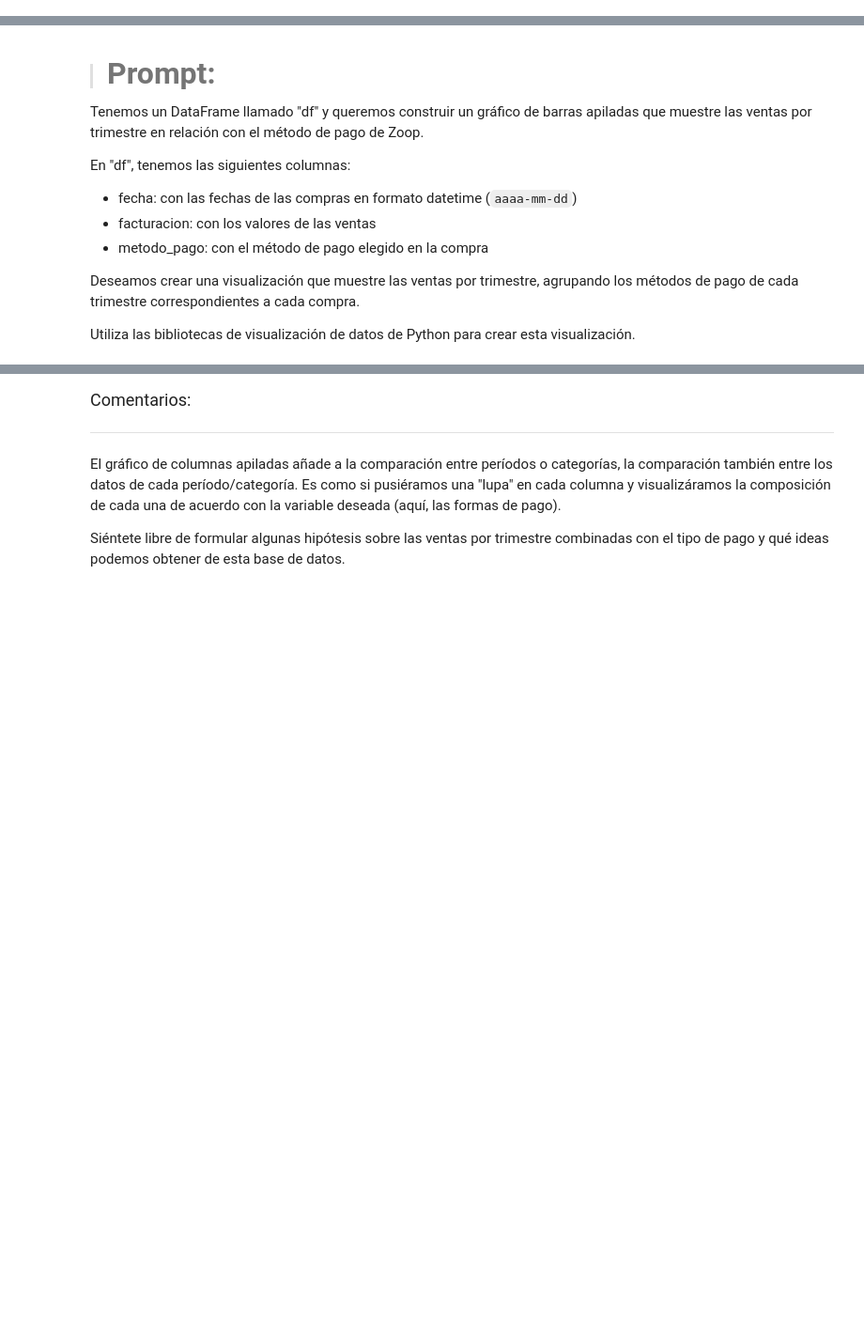
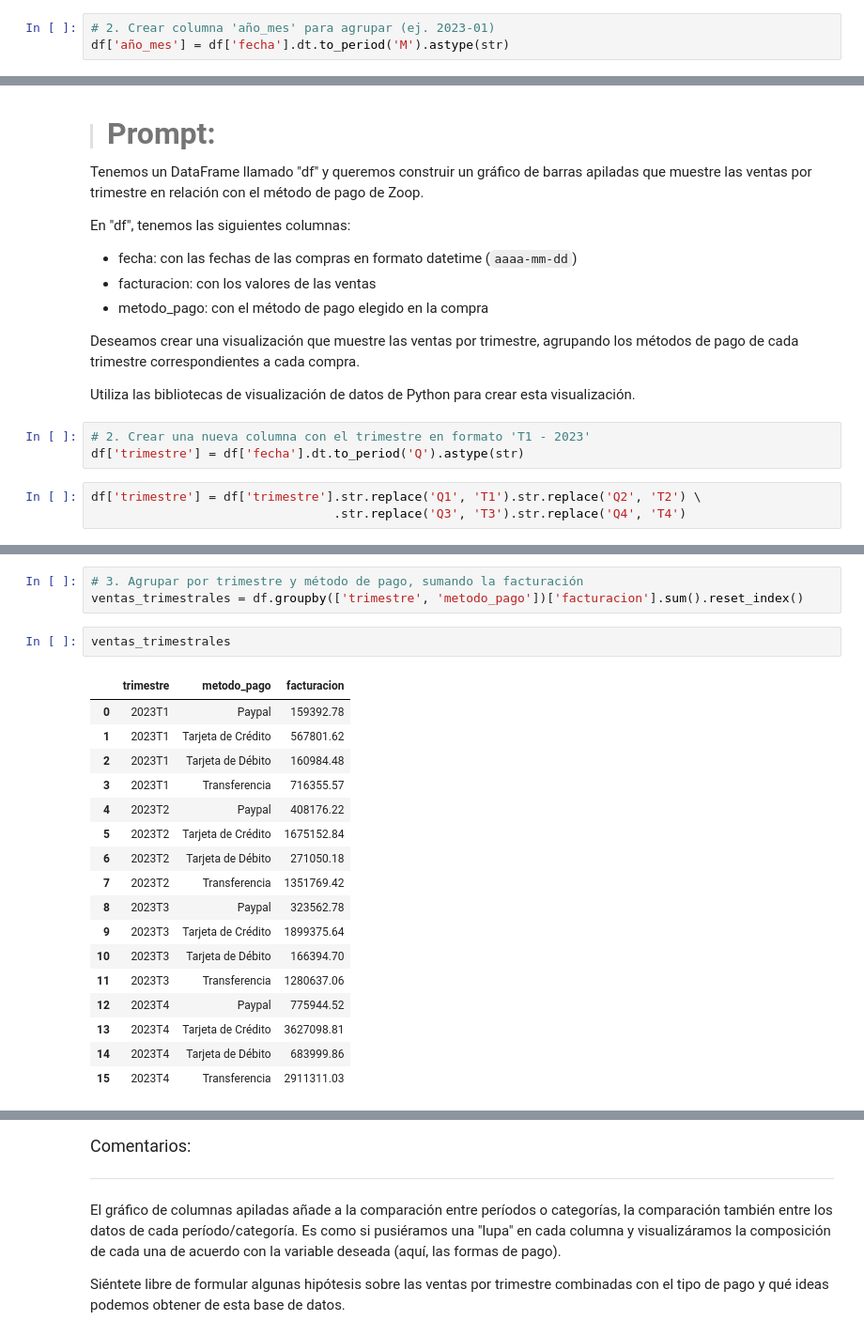
Before and after one commit to MiguelFigueroa02/IA_Ciencia_de_datos, a Jupyter notebook: IA_aplicada_a_ciencia_de_datos.ipynb, the cells around one changed output, grey strips where cells are left out. Shown: that part at 94% size. Saved outputs shown, nothing was run; the diff lists cells and outputs as text; blank space fills up the shorter version.

```diff
--- a/IA_aplicada_a_ciencia_de_datos.ipynb
+++ b/IA_aplicada_a_ciencia_de_datos.ipynb
@@ -732,0 +842,3 @@ Utiliza las bibliotecas de visualización de datos de Python para crear esta vis
+# %%
+# 2. Crear columna 'año_mes' para agrupar (ej. 2023-01)
+df['año_mes'] = df['fecha'].dt.to_period('M').astype(str)
@@ -760,3 +945,9 @@ En "df", tenemos las siguientes columnas:
 Deseamos crear una visualización que muestre las ventas por trimestre, agrupando los métodos de pago de cada trimestre correspondientes a cada compra.
 
 Utiliza las bibliotecas de visualización de datos de Python para crear esta visualización.
+# %%
+# 2. Crear una nueva columna con el trimestre en formato 'T1 - 2023'
+df['trimestre'] = df['fecha'].dt.to_period('Q').astype(str)
+# %%
+df['trimestre'] = df['trimestre'].str.replace('Q1', 'T1').str.replace('Q2', 'T2') \
+                                 .str.replace('Q3', 'T3').str.replace('Q4', 'T4')
@@ -762,0 +971,23 @@ Utiliza las bibliotecas de visualización de datos de Python para crear esta vis
+# %%
+# 3. Agrupar por trimestre y método de pago, sumando la facturación
+ventas_trimestrales = df.groupby(['trimestre', 'metodo_pago'])['facturacion'].sum().reset_index()
+# %%
+ventas_trimestrales
+# %% [output]
+|  | trimestre | metodo_pago | facturacion |
+| 0 | 2023T1 | Paypal | 159392.78 |
+| 1 | 2023T1 | Tarjeta de Crédito | 567801.62 |
+| 2 | 2023T1 | Tarjeta de Débito | 160984.48 |
+| 3 | 2023T1 | Transferencia | 716355.57 |
+| 4 | 2023T2 | Paypal | 408176.22 |
+| 5 | 2023T2 | Tarjeta de Crédito | 1675152.84 |
+| 6 | 2023T2 | Tarjeta de Débito | 271050.18 |
+| 7 | 2023T2 | Transferencia | 1351769.42 |
+| 8 | 2023T3 | Paypal | 323562.78 |
+| 9 | 2023T3 | Tarjeta de Crédito | 1899375.64 |
+| 10 | 2023T3 | Tarjeta de Débito | 166394.70 |
+| 11 | 2023T3 | Transferencia | 1280637.06 |
+| 12 | 2023T4 | Paypal | 775944.52 |
+| 13 | 2023T4 | Tarjeta de Crédito | 3627098.81 |
+| 14 | 2023T4 | Tarjeta de Débito | 683999.86 |
+| 15 | 2023T4 | Transferencia | 2911311.03 |
```
Also changed, not shown: parts of 19 cells of this notebook.
